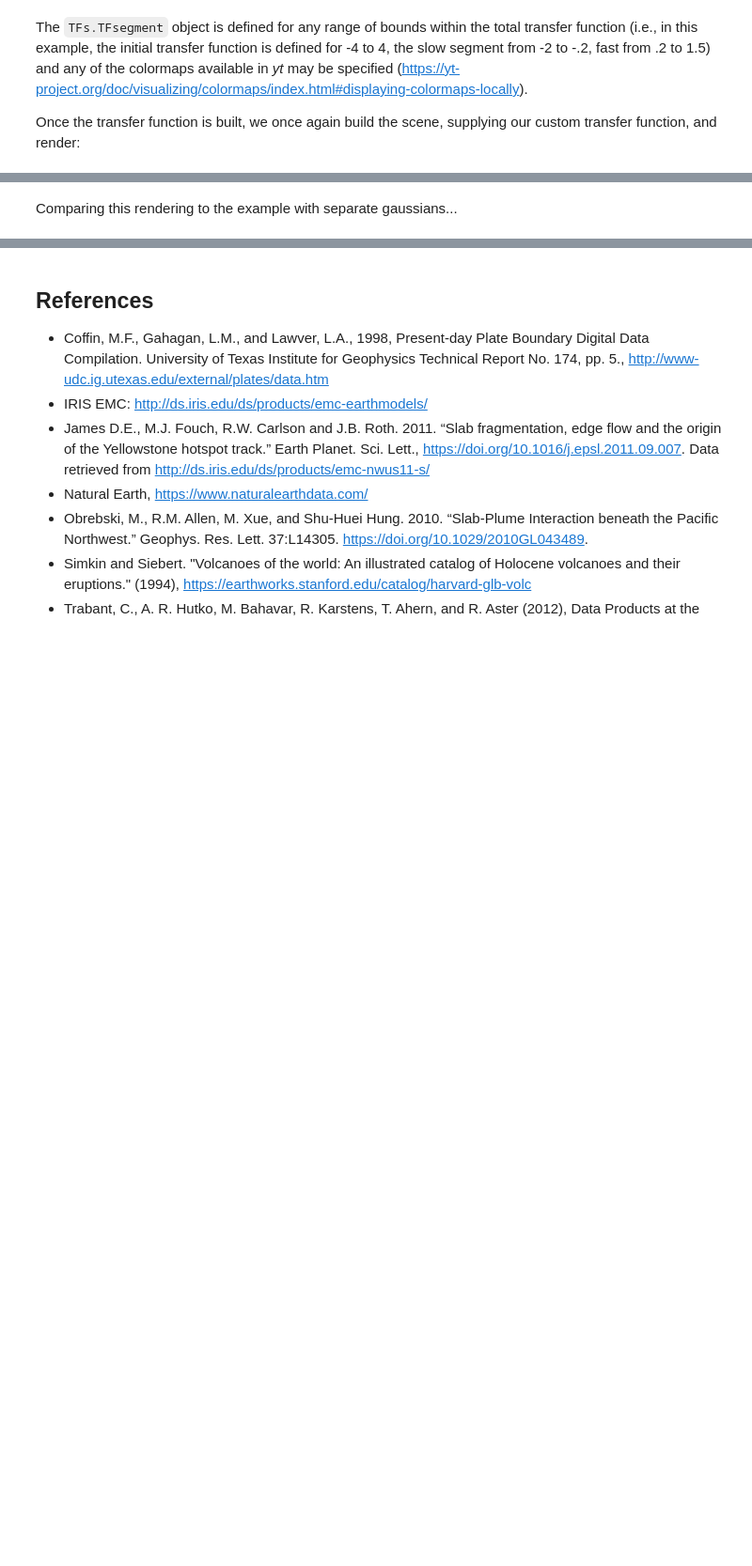
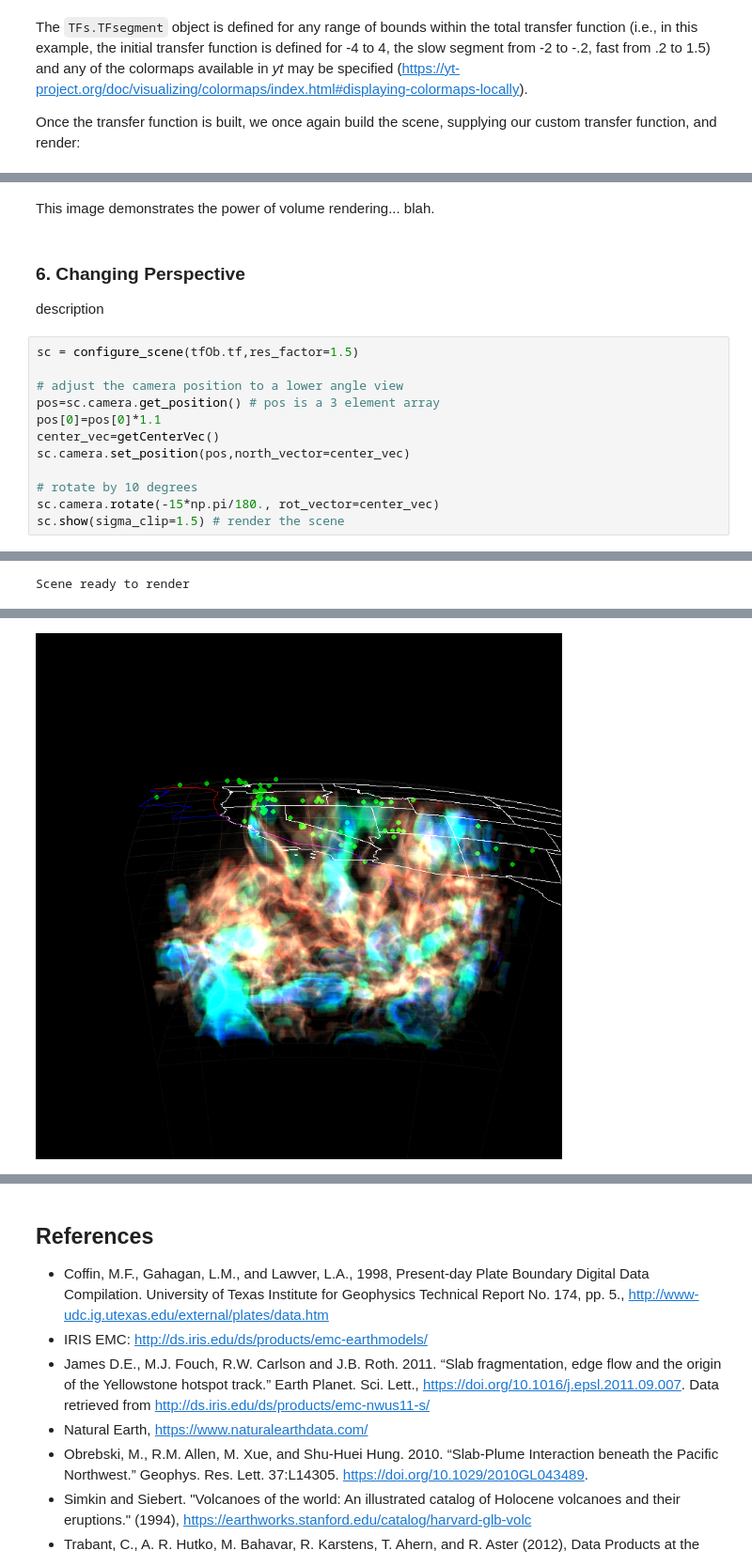
Before and after one commit to chrishavlin/yt_velmodel_vis, a Jupyter notebook: notebooks/Notebook_3DseismicVis.ipynb, the cells around one changed output, grey strips where cells are left out. Shown at 94% size. Cells and saved outputs as stored; diff of their text form; blank space fills up the shorter version.

```diff
--- a/notebooks/Notebook_3DseismicVis.ipynb
+++ b/notebooks/Notebook_3DseismicVis.ipynb
@@ -323,2 +335,19 @@ yt : [INFO     ] 2020-05-12 09:18:47,952 Creating volume
-# %% [markdown]
-Comparing this rendering to the example with separate gaussians...
+# %% [markdown]
+This image demonstrates the power of volume rendering... blah.
+# %% [markdown]
+### 6. Changing Perspective
+
+description
+# %%
+sc = configure_scene(tfOb.tf,res_factor=1.5)
+
+# adjust the camera position to a lower angle view
+pos=sc.camera.get_position() # pos is a 3 element array
+pos[0]=pos[0]*1.1
+center_vec=getCenterVec()
+sc.camera.set_position(pos,north_vector=center_vec)
+
+# rotate by 10 degrees
+sc.camera.rotate(-15*np.pi/180., rot_vector=center_vec)
+sc.show(sigma_clip=1.5) # render the scene
+# %% [output]
@@ -324,0 +355 @@ Comparing this rendering to the example with separate gaussians...
+Scene ready to render
@@ -324,0 +357 @@ Comparing this rendering to the example with separate gaussians...
+[figure, added]
```
Also changed, not shown: parts of 22 cells of this notebook, 5 other files.
